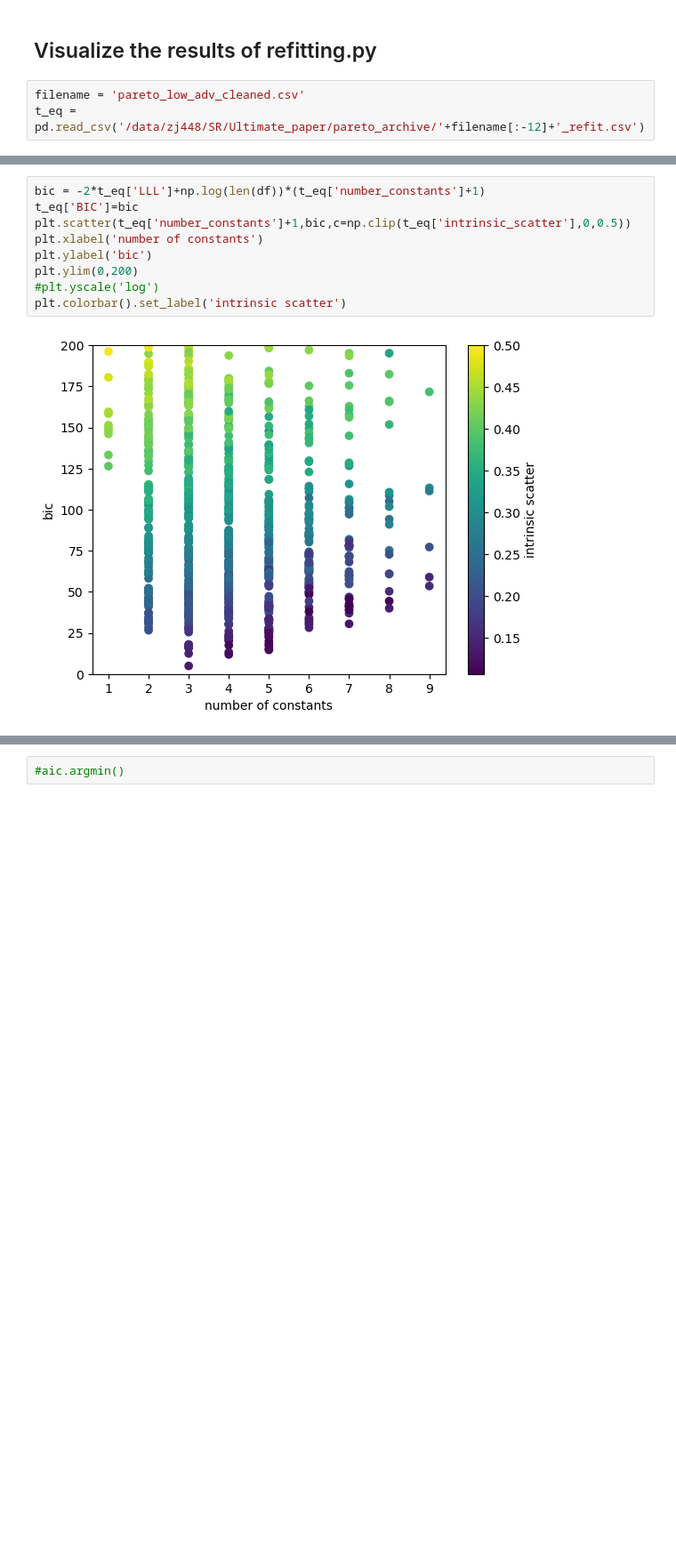
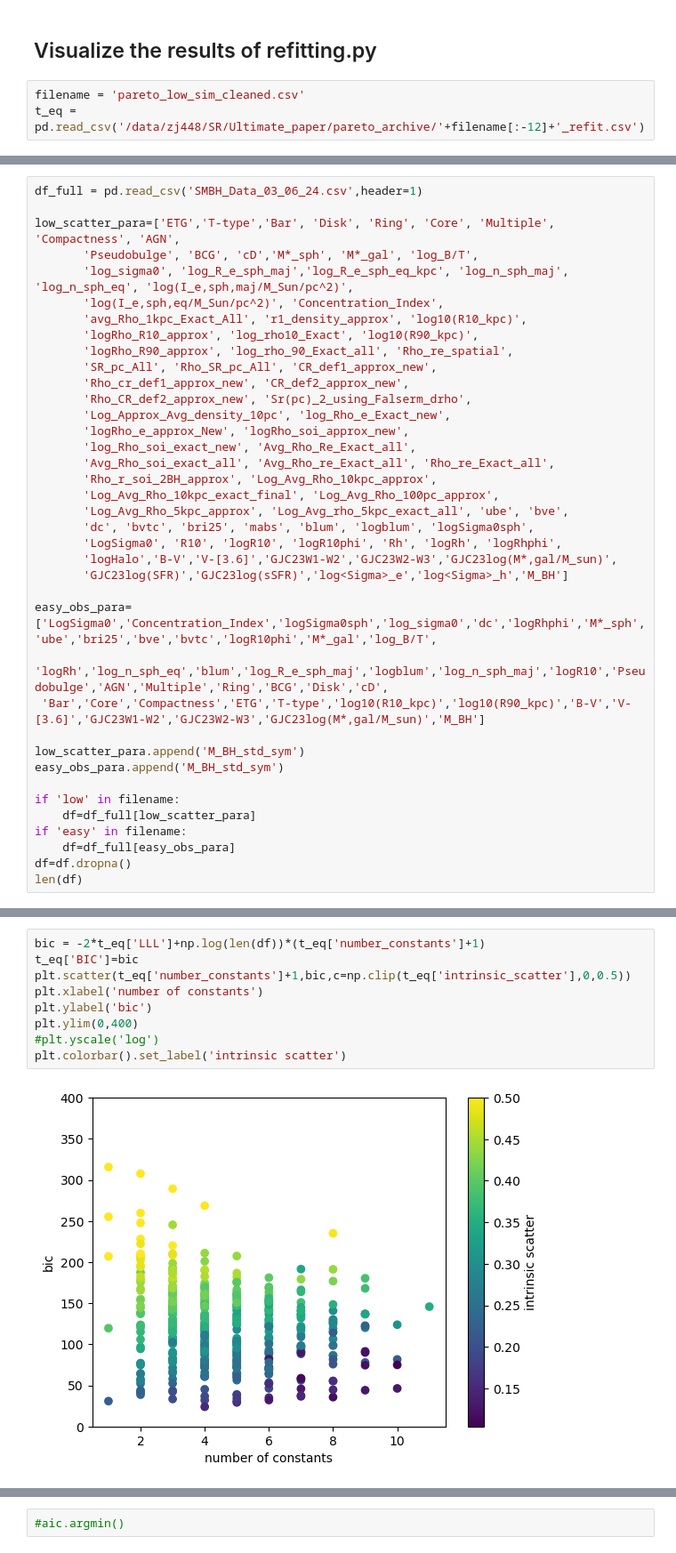
Before and after one commit to ZehaoJin/Ultimate_black_hole_mass_scaling_relations_Symbolic_Regression, a Jupyter notebook: Blackhole_properties/Ultimate_paper/refitting.ipynb, the cells around one changed output, grey strips where cells are left out. Shown at 89% size. Saved outputs shown, nothing was run; the diff lists cells and outputs as text; blank space fills up the shorter version.

```diff
--- a/Blackhole_properties/Ultimate_paper/refitting.ipynb
+++ b/Blackhole_properties/Ultimate_paper/refitting.ipynb
@@ -183,5 +183,5 @@ t_eq
 # %% [markdown]
 ## Visualize the results of refitting.py
 # %%
-filename = 'pareto_low_adv_cleaned.csv'
+filename = 'pareto_low_sim_cleaned.csv'
 t_eq = pd.read_csv('/data/zj448/SR/Ultimate_paper/pareto_archive/'+filename[:-12]+'_refit.csv')
@@ -203,0 +188,38 @@ t_eq
+# %%
+df_full = pd.read_csv('SMBH_Data_03_06_24.csv',header=1)
+
+low_scatter_para=['ETG','T-type','Bar', 'Disk', 'Ring', 'Core', 'Multiple', 'Compactness', 'AGN',
+       'Pseudobulge', 'BCG', 'cD','M*_sph', 'M*_gal', 'log_B/T',
+       'log_sigma0', 'log_R_e_sph_maj','log_R_e_sph_eq_kpc', 'log_n_sph_maj', 'log_n_sph_eq', 'log(I_e,sph,maj/M_Sun/pc^2)',
+       'log(I_e,sph,eq/M_Sun/pc^2)', 'Concentration_Index',
+       'avg_Rho_1kpc_Exact_All', 'r1_density_approx', 'log10(R10_kpc)',
+       'logRho_R10_approx', 'log_rho10_Exact', 'log10(R90_kpc)',
+       'logRho_R90_approx', 'log_rho_90_Exact_all', 'Rho_re_spatial',
+       'SR_pc_All', 'Rho_SR_pc_All', 'CR_def1_approx_new',
+       'Rho_cr_def1_approx_new', 'CR_def2_approx_new',
+       'Rho_CR_def2_approx_new', 'Sr(pc)_2_using_Falserm_drho',
+       'Log_Approx_Avg_density_10pc', 'log_Rho_e_Exact_new',
+       'logRho_e_approx_New', 'logRho_soi_approx_new',
+       'log_Rho_soi_exact_new', 'Avg_Rho_Re_Exact_all',
+       'Avg_Rho_soi_exact_all', 'Avg_Rho_re_Exact_all', 'Rho_re_Exact_all',
+       'Rho_r_soi_2BH_approx', 'Log_Avg_Rho_10kpc_approx',
+       'Log_Avg_Rho_10kpc_exact_final', 'Log_Avg_Rho_100pc_approx',
+       'Log_Avg_Rho_5kpc_approx', 'Log_Avg_rho_5kpc_exact_all', 'ube', 'bve',
+       'dc', 'bvtc', 'bri25', 'mabs', 'blum', 'logblum', 'logSigma0sph',
+       'LogSigma0', 'R10', 'logR10', 'logR10phi', 'Rh', 'logRh', 'logRhphi',
+       'logHalo','B-V','V-[3.6]','GJC23W1-W2','GJC23W2-W3','GJC23log(M*,gal/M_sun)',
+       'GJC23log(SFR)','GJC23log(sSFR)','log<Sigma>_e','log<Sigma>_h','M_BH']
+
+easy_obs_para=['LogSigma0','Concentration_Index','logSigma0sph','log_sigma0','dc','logRhphi','M*_sph','ube','bri25','bve','bvtc','logR10phi','M*_gal','log_B/T',
+ 'logRh','log_n_sph_eq','blum','log_R_e_sph_maj','logblum','log_n_sph_maj','logR10','Pseudobulge','AGN','Multiple','Ring','BCG','Disk','cD',
+ 'Bar','Core','Compactness','ETG','T-type','log10(R10_kpc)','log10(R90_kpc)','B-V','V-[3.6]','GJC23W1-W2','GJC23W2-W3','GJC23log(M*,gal/M_sun)','M_BH']
+
+low_scatter_para.append('M_BH_std_sym')
+easy_obs_para.append('M_BH_std_sym')
+
+if 'low' in filename:
+    df=df_full[low_scatter_para]
+if 'easy' in filename:
+    df=df_full[easy_obs_para]
+df=df.dropna()
+len(df)
@@ -215,14 +239,14 @@ plt.colorbar().set_label('intrinsic scatter')
 # %%
 bic = -2*t_eq['LLL']+np.log(len(df))*(t_eq['number_constants']+1)
 t_eq['BIC']=bic
 plt.scatter(t_eq['number_constants']+1,bic,c=np.clip(t_eq['intrinsic_scatter'],0,0.5))
 plt.xlabel('number of constants')
 plt.ylabel('bic')
-plt.ylim(0,200)
+plt.ylim(0,400)
 #plt.yscale('log')
 plt.colorbar().set_label('intrinsic scatter')
 # %% [output]
-[figure, old version]
+[figure, new version]
 # %%
 dof = np.maximum(t_eq['number_constants'],t_eq['unique_number_variables'])+1
 bic = np.array(-2*t_eq['LLL']+np.log(len(df))*dof)
```
Also changed, not shown: parts of 20 cells of this notebook, 3 other files.
